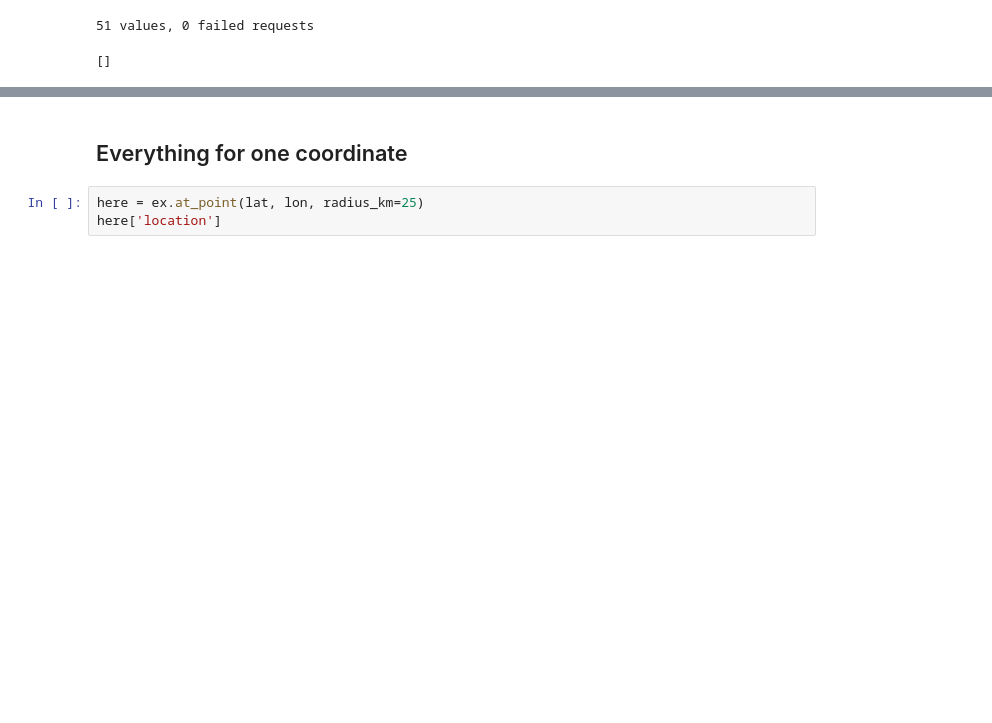
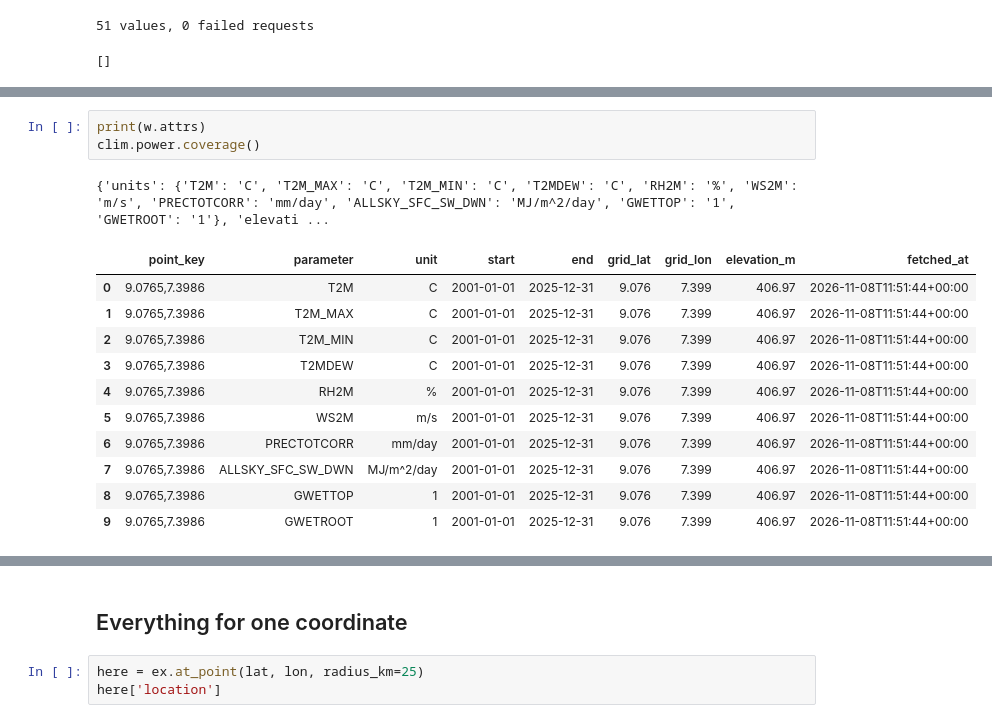
Before and after one commit to naheem3410/nasa-field-shift, a Jupyter notebook: notebooks/explore_soil.ipynb, the cells around one changed output, grey strips where cells are left out. Drawn from its saved outputs; the diff is of its cells as text; blank space fills up the shorter version.

```diff
--- a/notebooks/explore_soil.ipynb
+++ b/notebooks/explore_soil.ipynb
@@ -133,0 +147,16 @@ api.attrs['failed']
+# %%
+print(w.attrs)
+clim.power.coverage()
+# %% [output]
+{'units': {'T2M': 'C', 'T2M_MAX': 'C', 'T2M_MIN': 'C', 'T2MDEW': 'C', 'RH2M': '%', 'WS2M': 'm/s', 'PRECTOTCORR': 'mm/day', 'ALLSKY_SFC_SW_DWN': 'MJ/m^2/day', 'GWETTOP': '1', 'GWETROOT': '1'}, 'elevati ...
+|  | point_key | parameter | unit | start | end | grid_lat | grid_lon | elevation_m | fetched_at |
+| 0 | 9.0765,7.3986 | T2M | C | 2001-01-01 | 2025-12-31 | 9.076 | 7.399 | 406.97 | 2026-11-08T11:51:44+00:00 |
+| 1 | 9.0765,7.3986 | T2M_MAX | C | 2001-01-01 | 2025-12-31 | 9.076 | 7.399 | 406.97 | 2026-11-08T11:51:44+00:00 |
+| 2 | 9.0765,7.3986 | T2M_MIN | C | 2001-01-01 | 2025-12-31 | 9.076 | 7.399 | 406.97 | 2026-11-08T11:51:44+00:00 |
+| 3 | 9.0765,7.3986 | T2MDEW | C | 2001-01-01 | 2025-12-31 | 9.076 | 7.399 | 406.97 | 2026-11-08T11:51:44+00:00 |
+| 4 | 9.0765,7.3986 | RH2M | % | 2001-01-01 | 2025-12-31 | 9.076 | 7.399 | 406.97 | 2026-11-08T11:51:44+00:00 |
+| 5 | 9.0765,7.3986 | WS2M | m/s | 2001-01-01 | 2025-12-31 | 9.076 | 7.399 | 406.97 | 2026-11-08T11:51:44+00:00 |
+| 6 | 9.0765,7.3986 | PRECTOTCORR | mm/day | 2001-01-01 | 2025-12-31 | 9.076 | 7.399 | 406.97 | 2026-11-08T11:51:44+00:00 |
+| 7 | 9.0765,7.3986 | ALLSKY_SFC_SW_DWN | MJ/m^2/day | 2001-01-01 | 2025-12-31 | 9.076 | 7.399 | 406.97 | 2026-11-08T11:51:44+00:00 |
+| 8 | 9.0765,7.3986 | GWETTOP | 1 | 2001-01-01 | 2025-12-31 | 9.076 | 7.399 | 406.97 | 2026-11-08T11:51:44+00:00 |
+| 9 | 9.0765,7.3986 | GWETROOT | 1 | 2001-01-01 | 2025-12-31 | 9.076 | 7.399 | 406.97 | 2026-11-08T11:51:44+00:00 |
```
Also changed, not shown: parts of 5 cells of this notebook, 9 other files.
